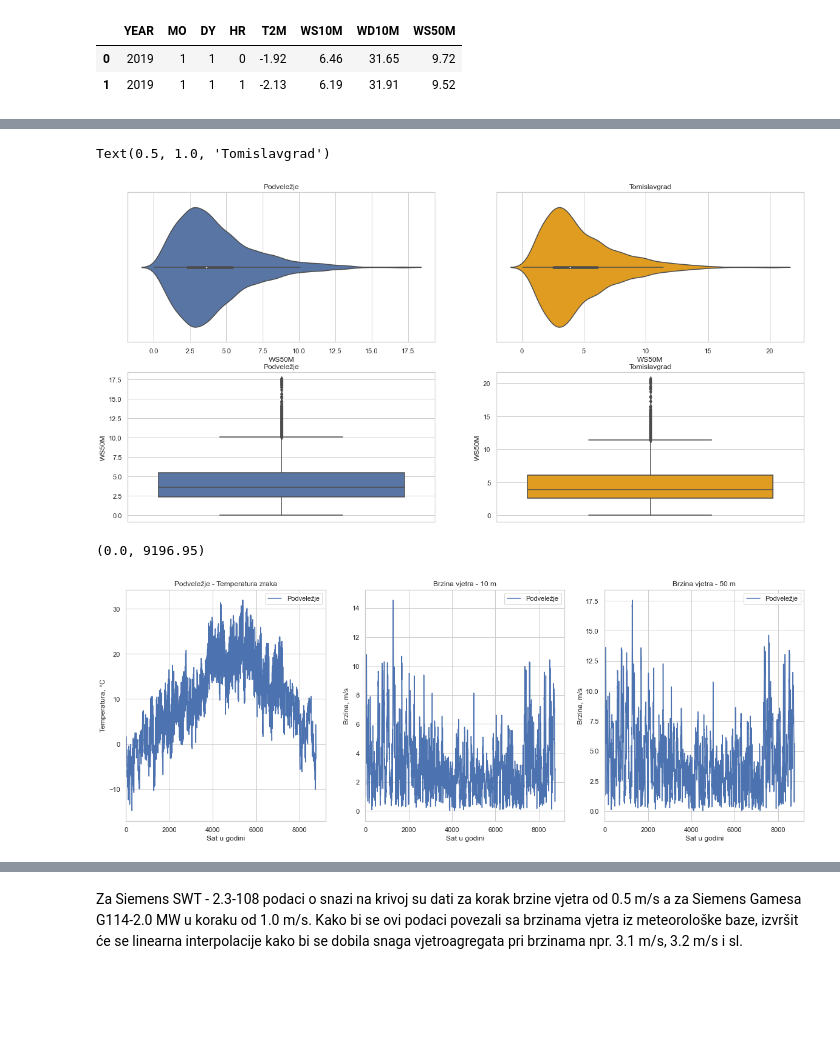
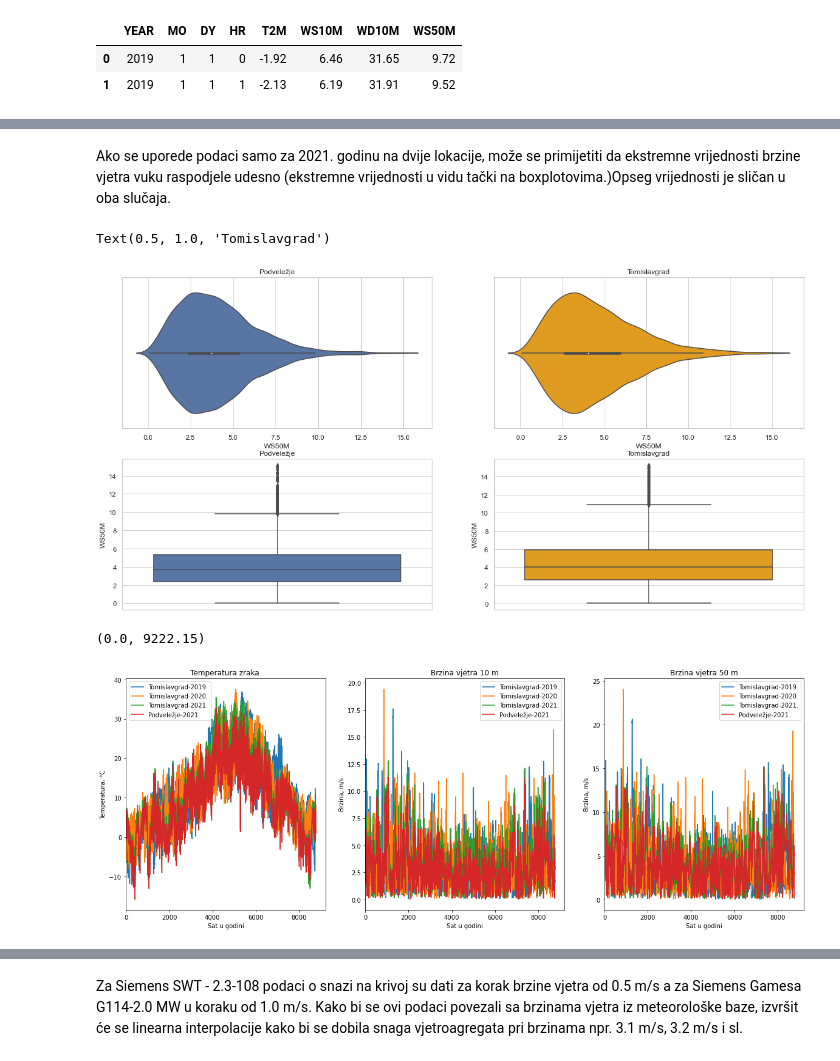
Before and after one commit to ehlimana/Electricity-analysis, a Jupyter notebook: VE.ipynb, the cells around one changed output, grey strips where cells are left out. Cells and saved outputs as stored; diff of their text form; code cells hidden in the pictures; blank space fills up the shorter version.

```diff
--- a/VE.ipynb
+++ b/VE.ipynb
@@ -17,0 +17,8 @@ file2_tom=open_the_file("POWER_Point_Hourly_20190101_20191231_043d7223N_017d2731
+# %%
+#otvaranje podataka
+
+file2_tom=open_the_file("POWER_Point_Hourly_20190101_20191231_043d7223N_017d2731E_LST-TOMISLAVGRAD.xlsx")
+file2_tom_2020=open_the_file("POWER_Point_Hourly_20200101_20210101_043d7139N_017d2395E_LST-TOM.xlsx")
+file2_tom_2021=open_the_file("POWER_Point_Hourly_20210101_20220101_043d7142N_017d2393E_LST-tom.xlsx")
+
+file1_mostar_2021=open_the_file("POWER_Point_Hourly_20210101_20220101_043d3145N_017d9060E_LST-podv.xlsx")
@@ -49,0 +110,2 @@ file2_tom.describe()
+# %%
+file2_tom_2021.loc[file2_tom_2021["WS50M"]<-800]=file2_tom_2021["WS50M"].mean()#zamjena sa srednjom vrijednošću
@@ -49,0 +118,2 @@ file2_tom.describe()
+# %%
+file1_mostar_2021.loc[file1_mostar_2021["WS50M"]<-800]=file1_mostar_2021["WS50M"].mean()
@@ -50,49 +140,50 @@ file2_tom.describe()
+# %% [markdown]
+Ako se uporede podaci samo za 2021. godinu na dvije lokacije, može se primijetiti da ekstremne vrijednosti brzine vjetra vuku raspodjele udesno (ekstremne vrijednosti u vidu tački na boxplotovima.)Opseg vrijednosti je sličan u oba slučaja.
 # %%
-
 sns.set_theme(style="whitegrid")
 fig, ax=plt.subplots(nrows=2,ncols=2, figsize=(20,10))
 
-sns.violinplot(x=file1_mostar["WS50M"],ax=ax[0,0])
+sns.violinplot(x=file1_mostar_2021["WS50M"],ax=ax[0,0])
 ax[0,0].set_title("Podveležje")
 
-ax[0,1] = sns.violinplot(x=file2_tom["WS50M"],ax=ax[0,1],color="orange")
+ax[0,1] = sns.violinplot(x=file2_tom_2021["WS50M"],ax=ax[0,1],color="orange")
 ax[0,1].set_title("Tomislavgrad")
 
 
-sns.boxplot(y=file1_mostar["WS50M"],ax=ax[1,0])
+sns.boxplot(y=file1_mostar_2021["WS50M"],ax=ax[1,0])
 ax[1,0].set_title("Podveležje")
 
-ax[1,0] = sns.boxplot(y=file2_tom["WS50M"],ax=ax[1,1],color="orange")
+ax[1,0] = sns.boxplot(y=file2_tom_2021["WS50M"],ax=ax[1,1],color="orange")
 ax[1,0].set_title("Tomislavgrad")
 # %% [output]
 Text(0.5, 1.0, 'Tomislavgrad')
-[figure, old version]
+[figure, new version]
 # %%
 fig, ax=plt.subplots(ncols=3, figsize=(20,7))
-file_names=[file1_mostar]
-cities=["Podveležje"]
+file_names=[file2_tom,file2_tom_2020,file2_tom_2021,file1_mostar_2021]
+cities=["Tomislavgrad-2019.","Tomislavgrad-2020.","Tomislavgrad-2021.","Podveležje-2021."]
 
 
 [i['T2M'].plot(ax=ax[0],label=cities[k]) for k,i in enumerate(file_names) ]
-ax[0].set_title("Podveležje - Temperatura zraka")
+ax[0].set_title("Temperatura zraka ")
 ax[0].set_xlabel("Sat u godini")
 ax[0].set_ylabel("Temperatura, °C")
 ax[0].legend()
 ax[0].set_xlim(0)
 
 [i["WS10M"].plot(ax=ax[1],label=cities[k]) for k,i in enumerate(file_names) ]
-ax[1].set_title("Brzina vjetra - 10 m")
+ax[1].set_title("Brzina vjetra 10 m")
 ax[1].set_xlabel("Sat u godini")
 ax[1].set_ylabel("Brzina, m/s")
 ax[1].legend()
 ax[1].set_xlim(0)
 
 [i["WS50M"].plot(ax=ax[2],label=cities[k]) for k,i in enumerate(file_names) ]
-ax[2].set_title("Brzina vjetra - 50 m")
+ax[2].set_title("Brzina vjetra 50 m")
 ax[2].set_xlabel("Sat u godini")
 ax[2].set_ylabel("Brzina, m/s")
 ax[2].legend()
 ax[2].set_xlim(0)
 # %% [output]
-(0.0, 9196.95)
+(0.0, 9222.15)
-[figure, old version]
+[figure, new version]
```
Also changed, not shown: parts of 49 cells of this notebook, 6 other files.
